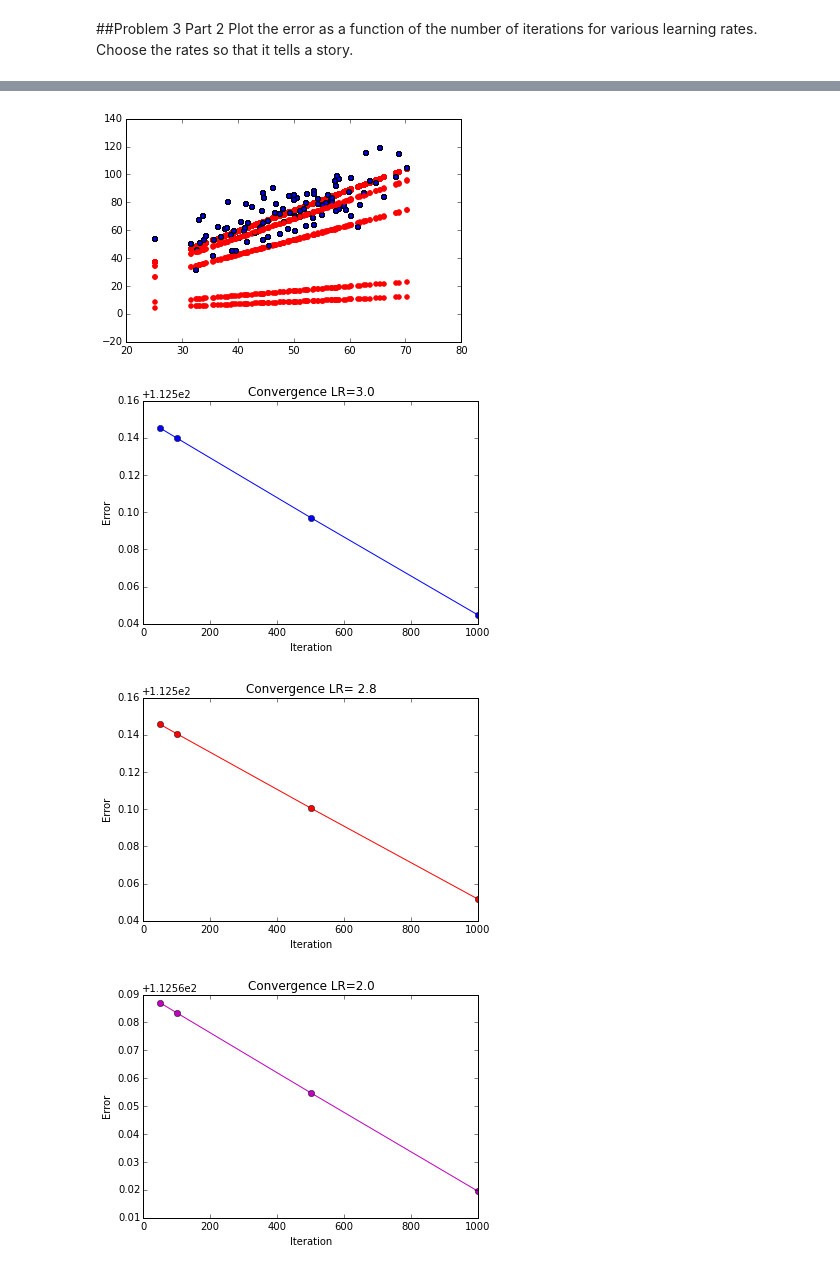
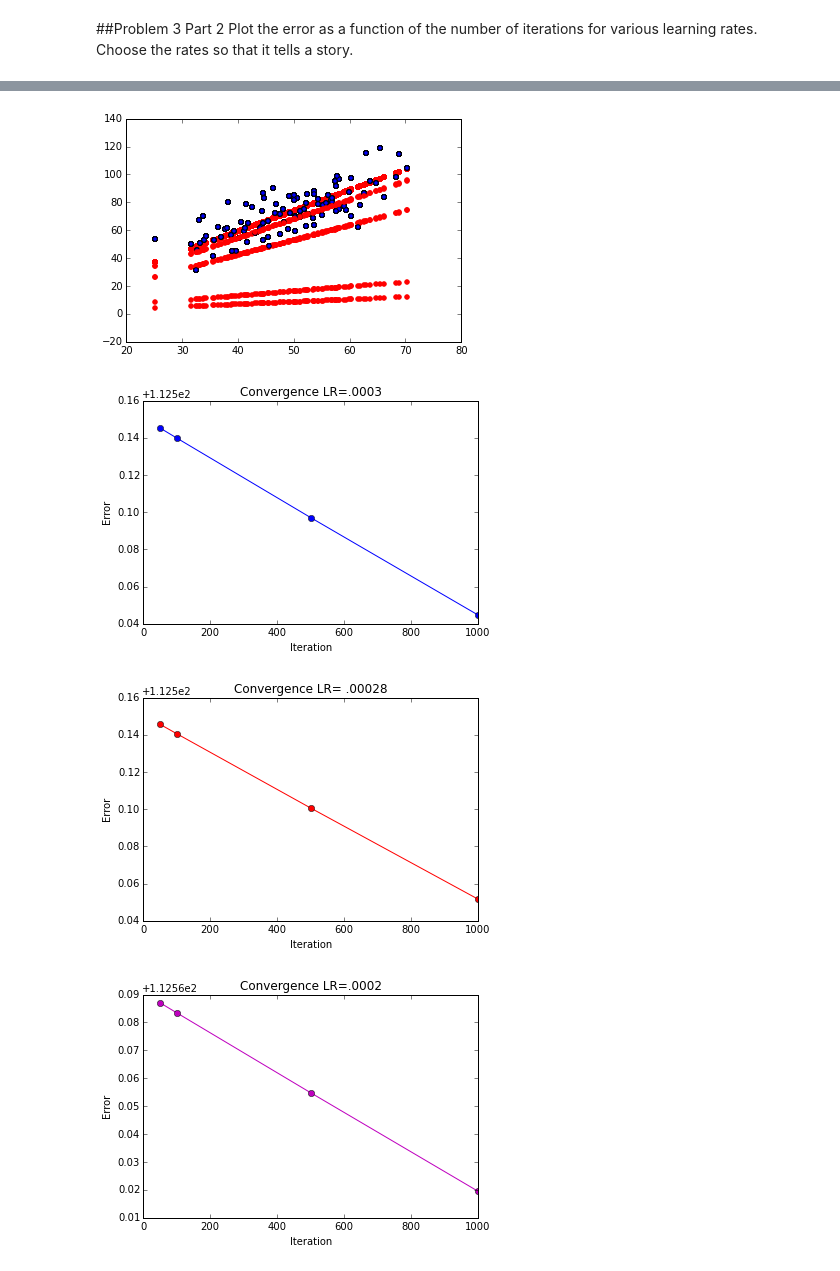
Before and after one commit to Columbia-Intro-Data-Science/python-introduction-puthes, a Jupyter notebook: homework1.ipynb, the cells around one changed output, grey strips where cells are left out. Cells and saved outputs as stored; diff of their text form; code cells hidden in the pictures.

```diff
--- a/homework1.ipynb
+++ b/homework1.ipynb
@@ -410,64 +410,64 @@ for num in range(0,6):
         k = k + 1
 fig = plt.figure()
 plt.plot(error_store[0:4,1], error_store[0:4,2],'bo-')
-plt.title("Convergence LR=3.0")
+plt.title("Convergence LR=.0003")
 plt.xlabel("Iteration")
 plt.ylabel("Error")
 plt.show()
 
 fig = plt.figure()
 plt.plot(error_store[4:8,1], error_store[4:8,2],'ro-')
-plt.title("Convergence LR= 2.8")
+plt.title("Convergence LR= .00028")
 plt.xlabel("Iteration")
 plt.ylabel("Error")
 plt.show()
 
 fig = plt.figure()
 plt.plot(error_store[8:12,1], error_store[8:12,2],'mo-')
-plt.title("Convergence LR=2.0")
+plt.title("Convergence LR=.0002")
 plt.xlabel("Iteration")
 plt.ylabel("Error")
 plt.show()
 
 fig = plt.figure()
 plt.plot(error_store[12:16,1], error_store[12:16,2],'bo-')
-plt.title("Convergence LR=1.0")
+plt.title("Convergence LR=.0001")
 plt.xlabel("Iteration")
 plt.ylabel("Error")
 plt.show()
 
 fig = plt.figure()
 plt.plot(error_store[16:20,1], error_store[16:20,2],'ro-')
-plt.title("Convergence LR=.05")
+plt.title("Convergence LR=.000005")
 plt.xlabel("Iteration")
 plt.ylabel("Error")
 plt.show()
 
 fig = plt.figure()
 plt.plot(error_store[20:24,1], error_store[20:24,2],'mo-')
-plt.title("Convergence LR=.005")
+plt.title("Convergence LR=.0000005")
 plt.xlabel("Iteration")
 plt.ylabel("Error")
 plt.show()
 # %% [output]
 Starting gradient descent at b = 0, m = 0, error = 5565.10783448
 Running...
 After 50 iterations b = 0.0380769552439, m = 1.47874371444, error = 112.645253612
 [112.64525361185571]
 Starting gradient descent at b = 0, m = 0, error = 5565.10783448
 Running...
 After 100 iterations b = 0.0470759787795, m = 1.47856684137, error = 112.639852759
 [112.63985275851445]
 Starting gradient descent at b = 0, m = 0, error = 5565.10783448
 Running...
 After 500 iterations b = 0.11870255616, m = 1.47715904282, error = 112.59708338
 [112.59708337965159]
 ... (80 lines left out)
 Starting gradient descent at b = 0, m = 0, error = 5565.10783448
 Running...
 After 1000 iterations b = 0.0269703007426, m = 1.35691324752, error = 149.755597115
 [149.75559711465428]
 [figure]
-[figure, old version]
+[figure, new version]
-[figure, old version]
+[figure, new version]
-[figure, old version]
+[figure, new version]
```
Also changed, not shown: parts of 1 cell of this notebook.
